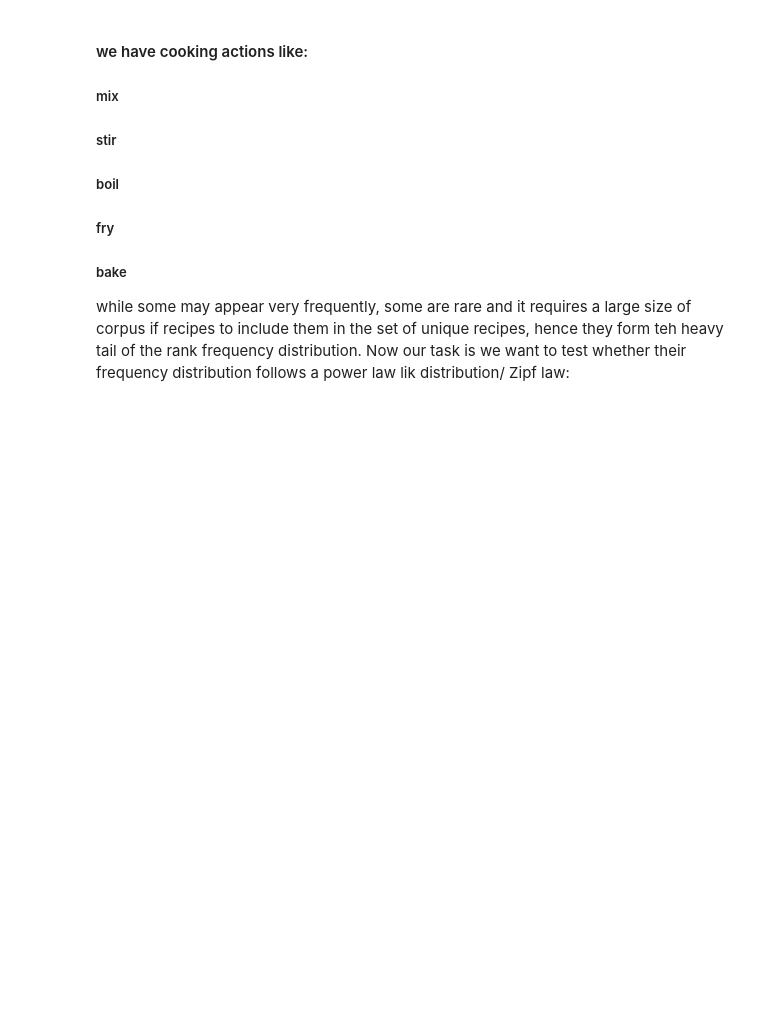
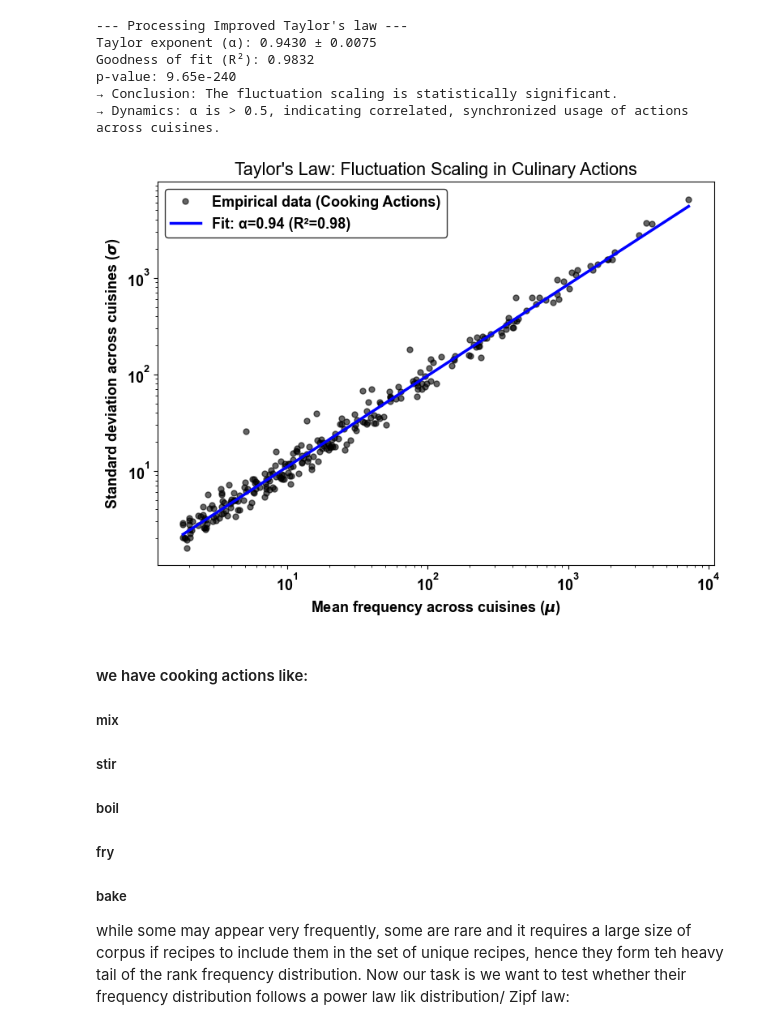
Before and after one commit to harsh23229/Universal-statistical-laws-governing-culinary-design, a Jupyter notebook: Cooking_Techniques_analysis_updated.ipynb, the cells around one changed output. Cells and saved outputs as stored; diff of their text form; code cells hidden in the pictures; blank space fills up the shorter version.

```diff
--- a/Cooking_Techniques_analysis_updated.ipynb
+++ b/Cooking_Techniques_analysis_updated.ipynb
@@ -1,3 +192,77 @@
+# %%
+
+import pandas as pd
+import numpy as np
+import matplotlib.pyplot as plt
+from scipy.stats import linregress
+
+print("\n--- Processing Improved Taylor's law ---")
+
+# 1. Calculate Cross-Tabulation (Actions vs Cuisines)
+cuisine_counts = pd.crosstab(df_merged['action_id'], df_merged['Cuisine'])
+
+# Calculate Mean (mu) and Standard Deviation (sigma)
+mu_vec    = cuisine_counts.mean(axis=1)
+sigma_vec = cuisine_counts.std(axis=1)
+
+# Filter out zeros to allow for logarithmic transformation
+mask = (mu_vec > 0) & (sigma_vec > 0)
+mu_vec    = mu_vec[mask]
+sigma_vec = sigma_vec[mask]
+
+# 2. Rigorous Linear Regression (replaces polyfit)
+log_mu = np.log(mu_vec)
+log_sigma = np.log(sigma_vec)
+
+# linregress provides slope, intercept, correlation (r), p-value, and standard error
+slope, intercept, r_value, p_value, std_err = linregress(log_mu, log_sigma)
+
+r_squared = r_value ** 2
+A_multiplier = np.exp(intercept)
+
+print(f"Taylor exponent (α): {slope:.4f} ± {std_err:.4f}")
+print(f"Goodness of fit (R²): {r_squared:.4f}")
+print(f"p-value: {p_value:.2e}")
+
+# 3. Automated Interpretation
+if p_value < 0.05:
+    print("→ Conclusion: The fluctuation scaling is statistically significant.")
+    if np.isclose(slope, 0.5, atol=0.1):
+        print("→ Dynamics: α is close to 0.5, indicating independent/random occurrence of actions across cuisines.")
+    elif slope > 0.6:
+        print("→ Dynamics: α is > 0.5, indicating correlated, synchronized usage of actions across cuisines.")
+else:
+    print("→ Conclusion: The relationship is not statistically significant.")
+
+# 4. Improved Visualization
+fig, ax = plt.subplots(figsize=(8, 6))
+
+# Plot empirical data points
+ax.loglog(mu_vec, sigma_vec, marker='o', linestyle='none', alpha=0.6, color='black',
+          markersize=5, label='Empirical data (Cooking Actions)')
+
+# Plot theoretical fit
+fit_x = np.linspace(min(mu_vec), max(mu_vec), 100)
+fit_y = A_multiplier * (fit_x ** slope)
+ax.plot(fit_x, fit_y, color='blue', linestyle='-', linewidth=2.5,
+        label=f'Fit: α={slope:.2f} (R²={r_squared:.2f})')
+
+ax.set_xlabel(r"Mean frequency across cuisines ($\mu$)", fontweight="bold")
+ax.set_ylabel(r"Standard deviation across cuisines ($\sigma$)", fontweight="bold")
+format_axes(ax)
+
+plt.title("Taylor's Law: Fluctuation Scaling in Culinary Actions")
+plt.tight_layout()
+plt.savefig("taylors_law_improved.png", dpi=300, bbox_inches="tight")
+plt.show()
+# %% [output]
+--- Processing Improved Taylor's law ---
+Taylor exponent (α): 0.9430 ± 0.0075
+Goodness of fit (R²): 0.9832
+p-value: 9.65e-240
+→ Conclusion: The fluctuation scaling is statistically significant.
+→ Dynamics: α is > 0.5, indicating correlated, synchronized usage of actions across cuisines.
+[figure, added]
 # %% [markdown]
 #### we have cooking actions like:
 
```
Also changed, not shown: parts of 3 cells of this notebook, 20 other files.
